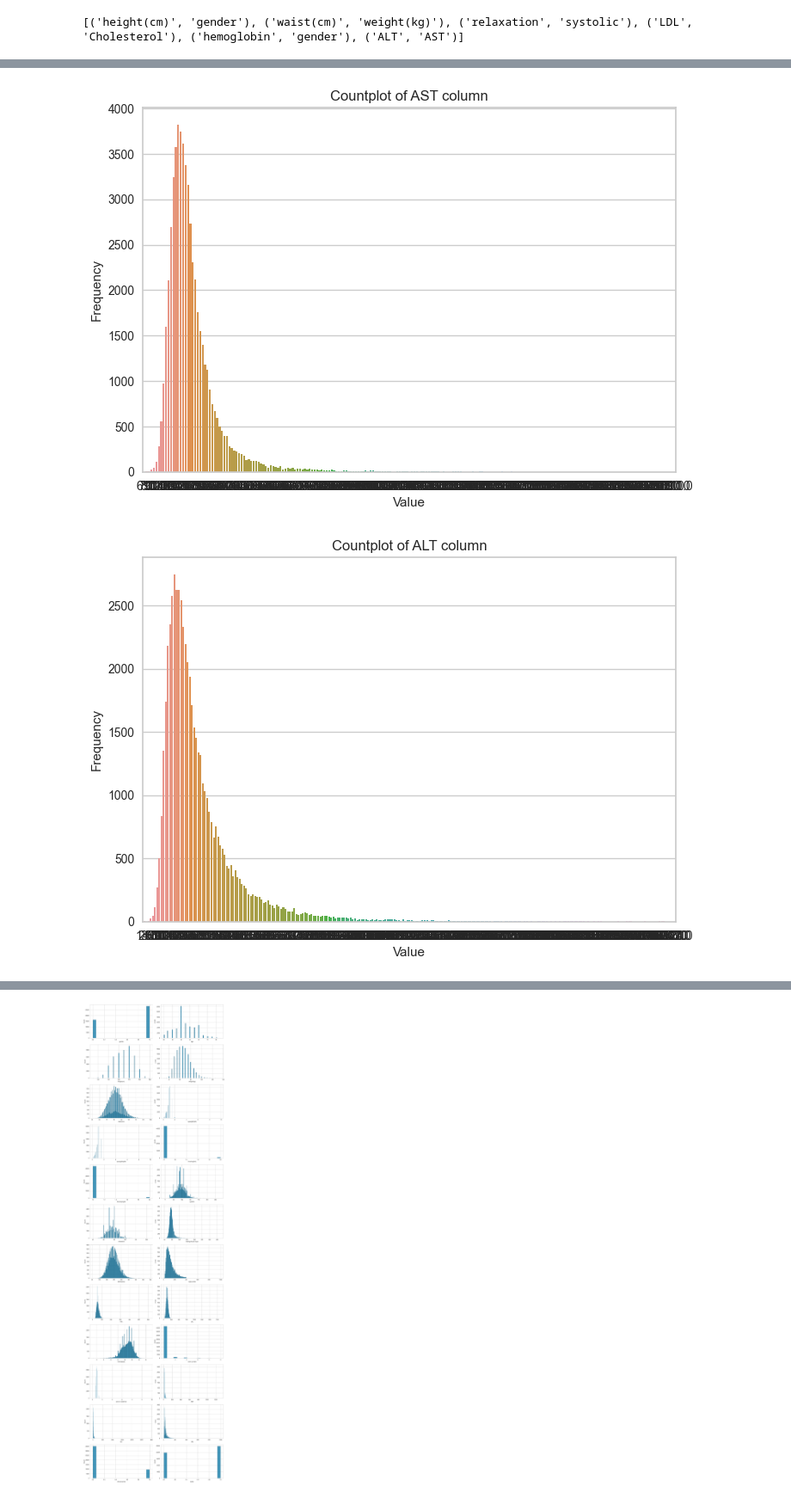
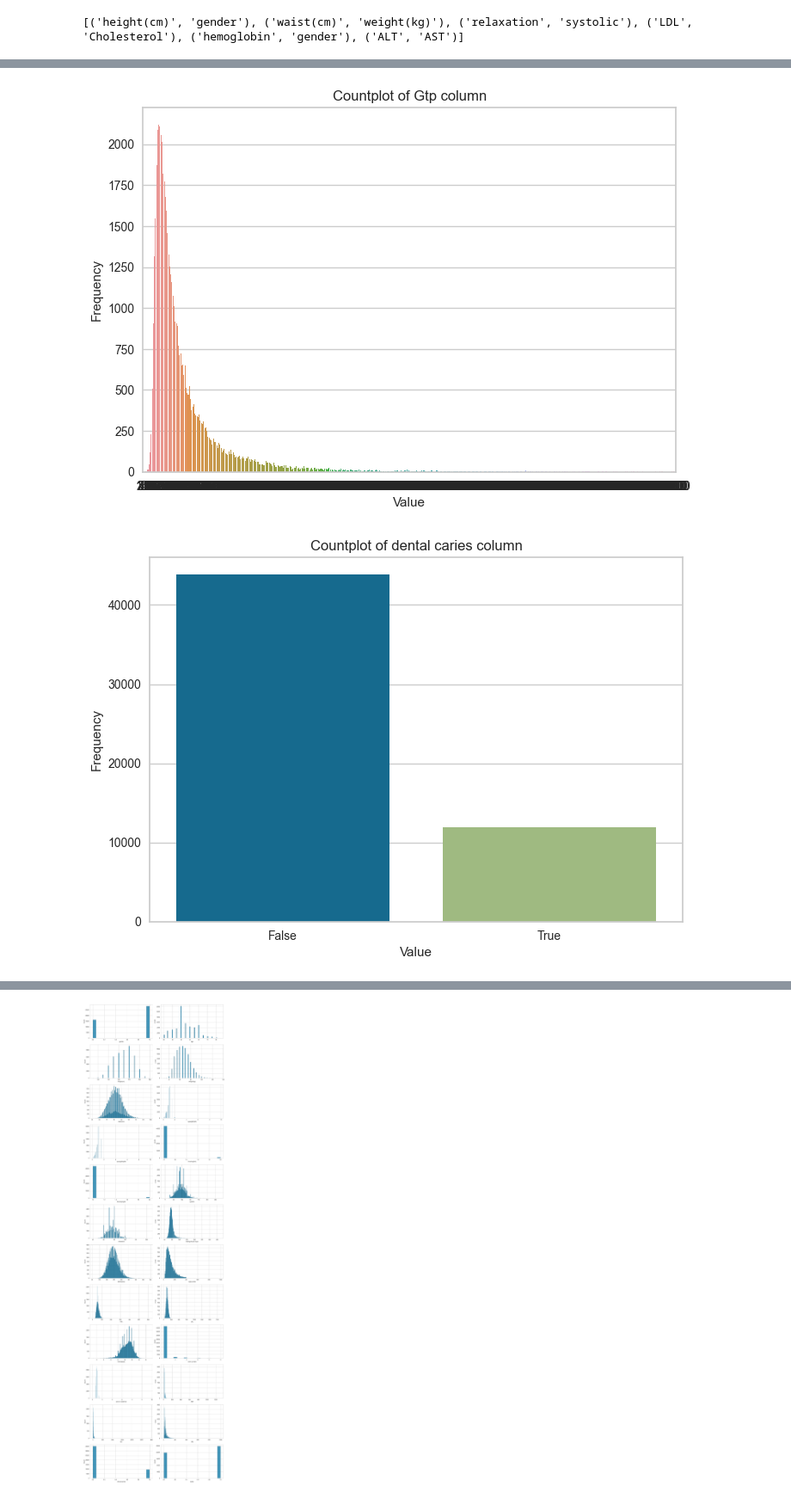
Before and after one commit to julisahun/MD-FIB, a Jupyter notebook: practica2/src/smoking.ipynb, the cells around one changed output, grey strips where cells are left out. Shown at 86% size. Drawn from its saved outputs; the diff is of its cells as text; code cells hidden in the pictures.

```diff
--- a/practica2/src/smoking.ipynb
+++ b/practica2/src/smoking.ipynb
@@ -67,6 +67,8 @@ df.drop(columns=['ID', 'oral'], axis=1, inplace=True)
 # Transforming gender and tartar columns to binary columns
 df['gender'] = (df['gender'] == 'M').astype(bool)
 df['tartar'] = (df['tartar'] == 'Y').astype(bool)
+df['dental caries'] = (df['dental caries']).astype(bool)
+df['smoking'] = (df['smoking']).astype(bool)
 # %%
 print(df['gender'].value_counts())
 print(df['tartar'].value_counts())
@@ -163,3 +165,6 @@ print(high_corr_pairs)
 [('height(cm)', 'gender'), ('waist(cm)', 'weight(kg)'), ('relaxation', 'systolic'), ('LDL', 'Cholesterol'), ('hemoglobin', 'gender'), ('ALT', 'AST')]
 # %%
 # We decided to drop columns: waist, relaxation, LDL, gender, AST to avoid multicollinearity problem
+print(df.columns)
+df.drop(['waist(cm)', 'relaxation', 'LDL', 'gender', 'AST'], axis = 1, inplace=True)
+df.columns
@@ -197,7 +207,7 @@ This will become an error in seaborn v0.14.0; please update your code.
 # %%
 print(df.columns)
 # Boxplots: jo faria:
-cols1 = ['age', 'height(cm)', 'weight(kg)', 'waist(cm)','systolic', 'relaxation', 'fasting blood sugar', 'Cholesterol','triglyceride', 'HDL', 'LDL', 'hemoglobin']
+cols1 = ['age', 'height(cm)', 'weight(kg)','systolic', 'fasting blood sugar', 'Cholesterol','triglyceride', 'HDL', 'hemoglobin']
 for col in cols1:
     bx = df.boxplot(column=col, meanline=False, showmeans=True, return_type='dict')
     plt.title('Boxplot of ' + col)
@@ -226,8 +231,6 @@ Index(['gender', 'age', 'height(cm)', 'weight(kg)', 'waist(cm)',
 # %%
 # Histograms
-#TODO # Mirar outliers i si cal fer un tractament (ex: eyesight left i rigth).
-#TODO # Queratinine canviar el plot a density plot i ALT mirar quin fer
-cols2 = ['gender','age', 'eyesight(left)', 'eyesight(right)', 'hearing(left)', 'hearing(right)', 'Urine protein','serum creatinine', 'AST', 'ALT', 'Gtp', 'dental caries', 'tartar']
+cols2 = ['age', 'eyesight(left)', 'eyesight(right)', 'hearing(left)', 'hearing(right)', 'Urine protein','serum creatinine', 'ALT', 'Gtp', 'dental caries', 'tartar']
 for col in cols2:
     sns.countplot(x=col, data=df)
     plt.title('Countplot of ' + col +' column')
@@ -246,2 +249,2 @@ for col in cols2:
-[figure, old version]
+[figure, new version]
-[figure, old version]
+[figure, new version]
```
Also changed, not shown: parts of 9 cells of this notebook.
